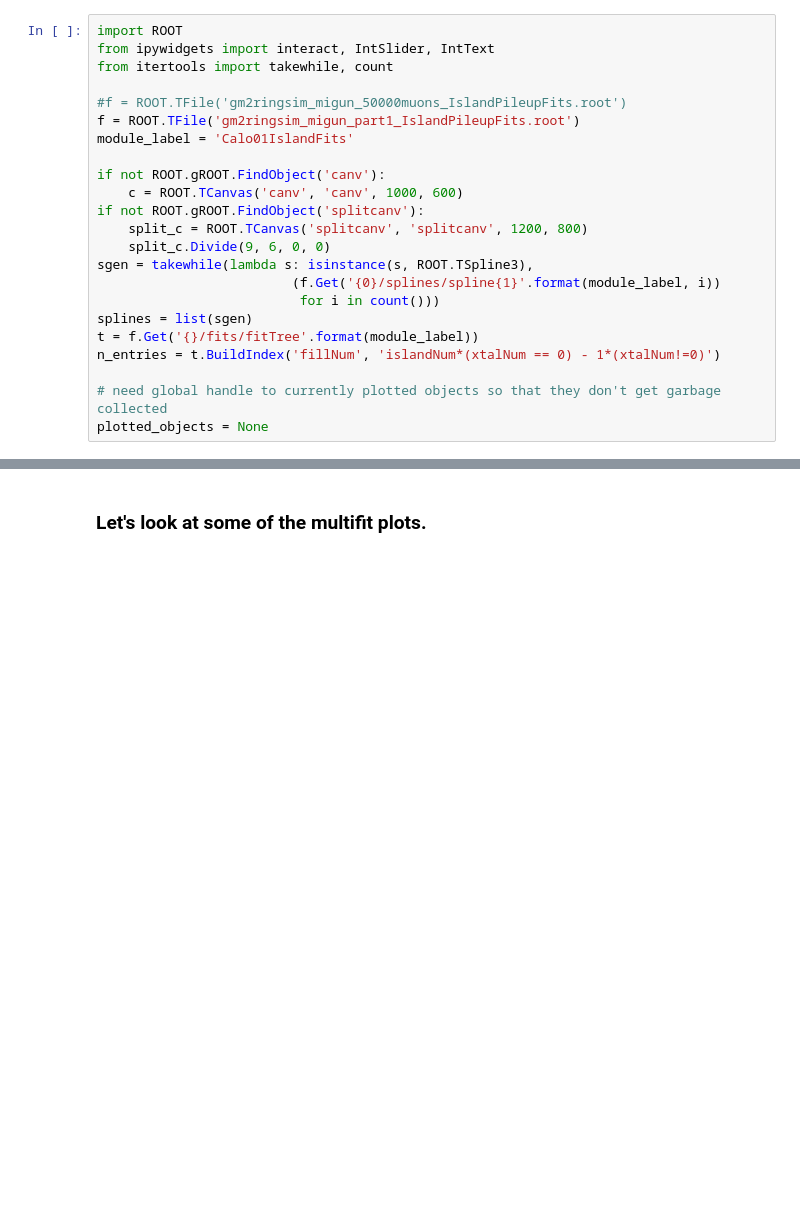
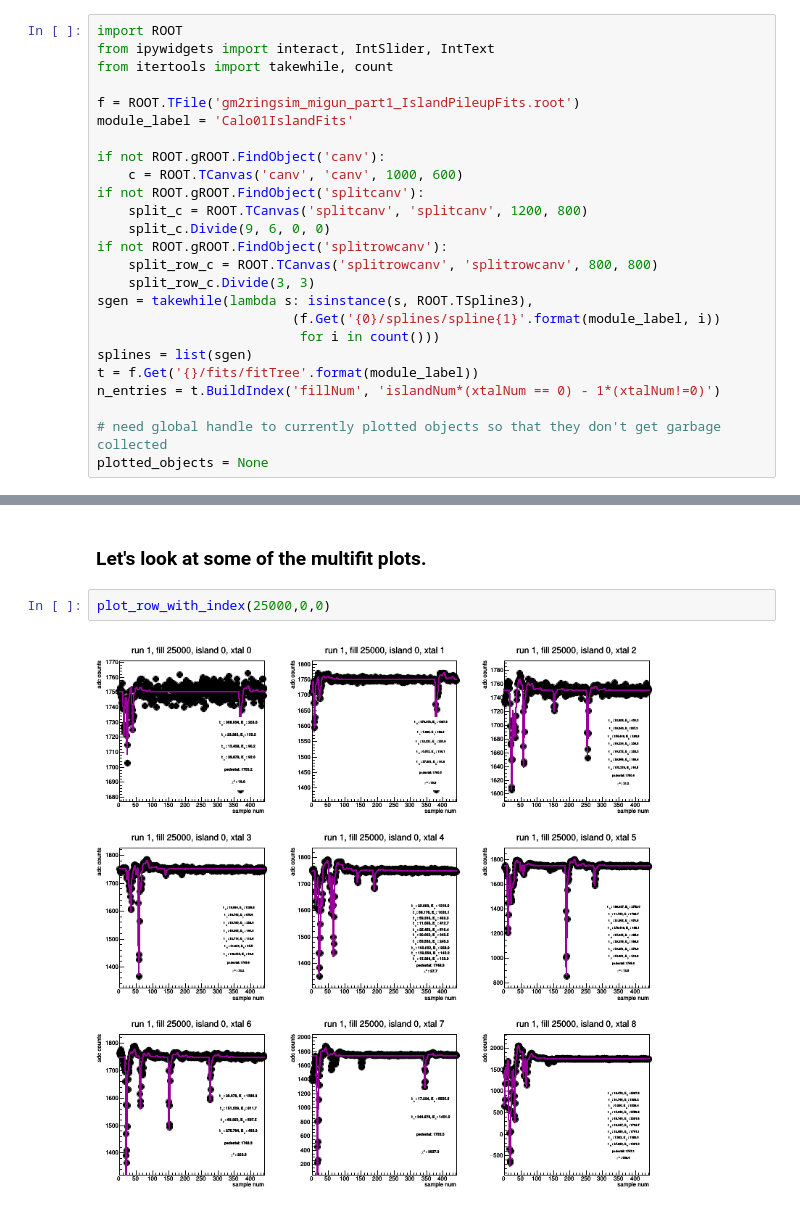
Before and after one commit to kimsiang/MuonG2, a Jupyter notebook: injection/InjectionGunFitDisplay_25000pions.ipynb, the cells around one changed output, grey strips where cells are left out. Drawn from its saved outputs; the diff is of its cells as text; blank space fills up the shorter version.

```diff
--- a/injection/InjectionGunFitDisplay_25000pions.ipynb
+++ b/injection/InjectionGunFitDisplay_25000pions.ipynb
@@ -9,7 +9,6 @@ import ROOT
 from ipywidgets import interact, IntSlider, IntText
 from itertools import takewhile, count
 
-#f = ROOT.TFile('gm2ringsim_migun_50000muons_IslandPileupFits.root')
 f = ROOT.TFile('gm2ringsim_migun_part1_IslandPileupFits.root')
 module_label = 'Calo01IslandFits'
 
@@ -18,6 +17,9 @@ if not ROOT.gROOT.FindObject('canv'):
 if not ROOT.gROOT.FindObject('splitcanv'):
     split_c = ROOT.TCanvas('splitcanv', 'splitcanv', 1200, 800)
     split_c.Divide(9, 6, 0, 0)
+if not ROOT.gROOT.FindObject('splitrowcanv'):
+    split_row_c = ROOT.TCanvas('splitrowcanv', 'splitrowcanv', 800, 800)
+    split_row_c.Divide(3, 3)
 sgen = takewhile(lambda s: isinstance(s, ROOT.TSpline3),
                          (f.Get('{0}/splines/spline{1}'.format(module_label, i))
                           for i in count()))
@@ -143,4 +161,8 @@ plot_grid_with_index(25000,0)
 [figure]
 # %% [markdown]
 ### Let's look at some of the multifit plots.
+# %%
+plot_row_with_index(25000,0,0)
+# %% [output]
+[figure, added]
 # %%
```
Also changed, not shown: parts of 12 cells of this notebook.
